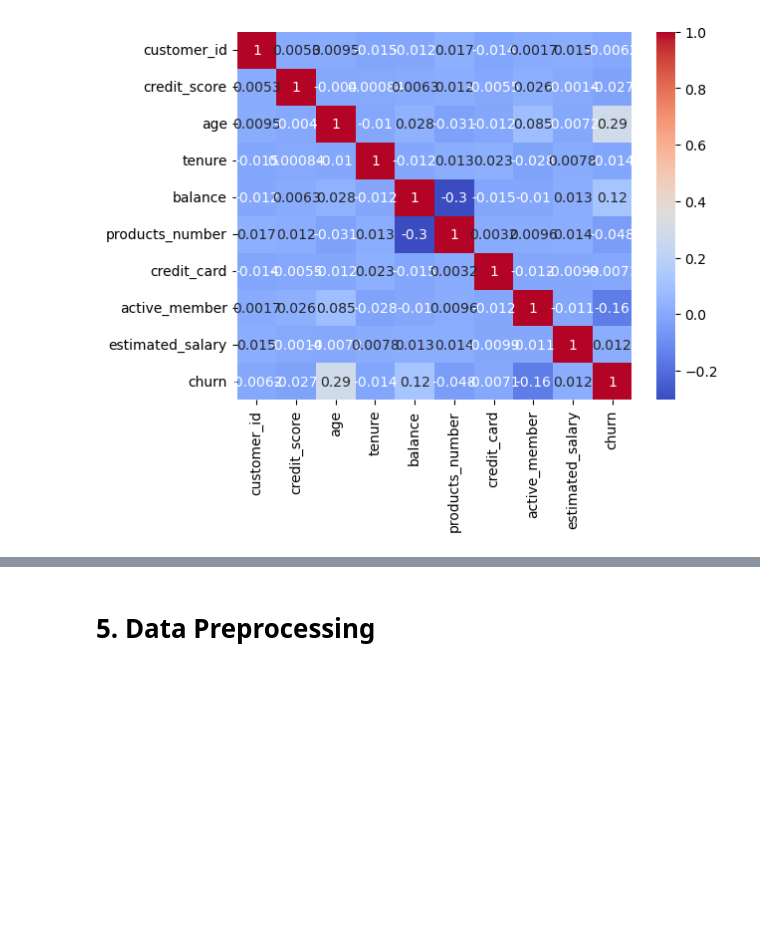
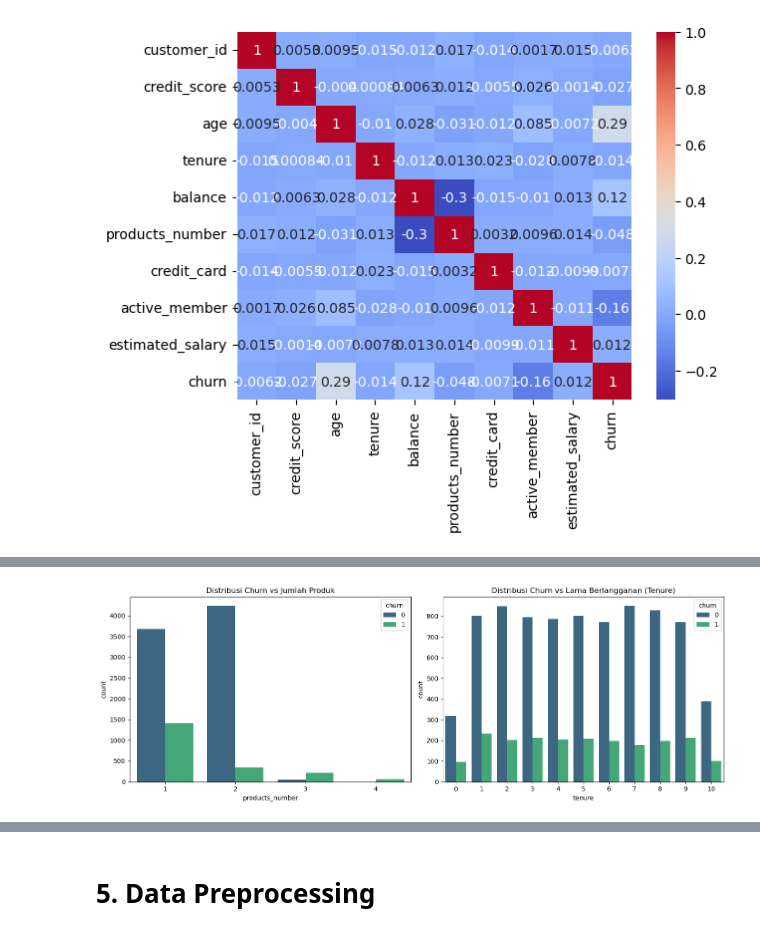
Before and after one commit to raflialfansyah/Eksperimen_SML_rafli-alfansyah, a Jupyter notebook: preprocessing/Eksperimen_rafli.ipynb, the cells around one changed output, grey strips where cells are left out. Drawn from its saved outputs; the diff is of its cells as text; code cells hidden in the pictures; blank space fills up the shorter version.

```diff
--- a/preprocessing/Eksperimen_rafli.ipynb
+++ b/preprocessing/Eksperimen_rafli.ipynb
@@ -56,0 +91,14 @@ dtype: int64
+# %%
+# Analisis Karakteristik Produk dan Loyalitas
+fig, axes = plt.subplots(1, 2, figsize=(14, 5))
+
+sns.countplot(x='products_number', hue='churn', data=df, ax=axes[0], palette='viridis')
+axes[0].set_title('Distribusi Churn vs Jumlah Produk')
+
+sns.countplot(x='tenure', hue='churn', data=df, ax=axes[1], palette='viridis')
+axes[1].set_title('Distribusi Churn vs Lama Berlangganan (Tenure)')
+
+plt.tight_layout()
+plt.show()
+# %% [output]
+[figure, added]
```
Also changed, not shown: parts of 5 cells of this notebook, 1 other file.
